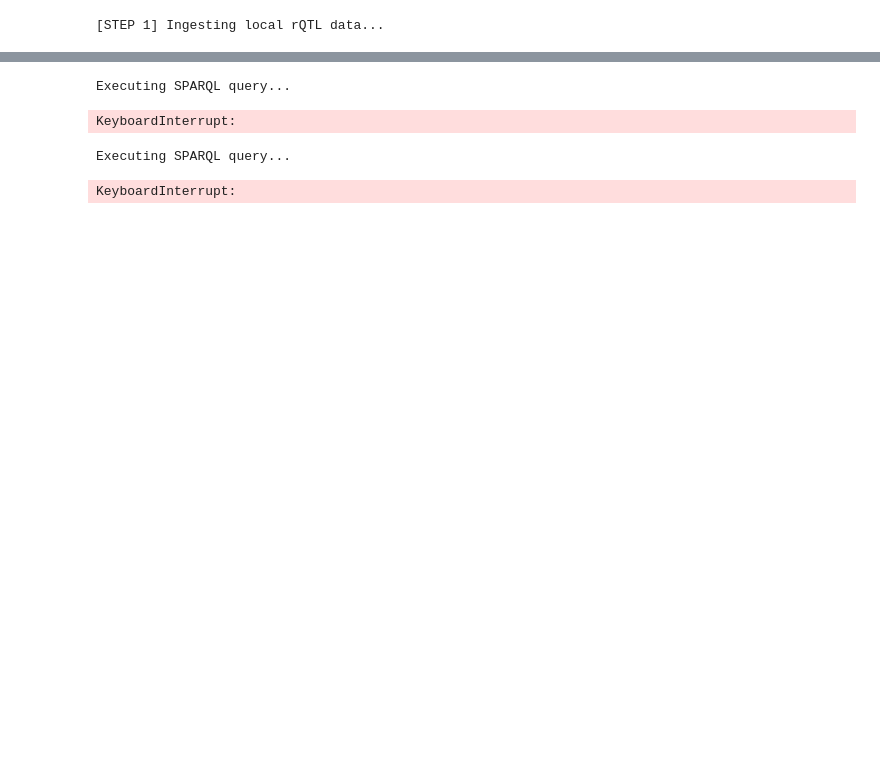
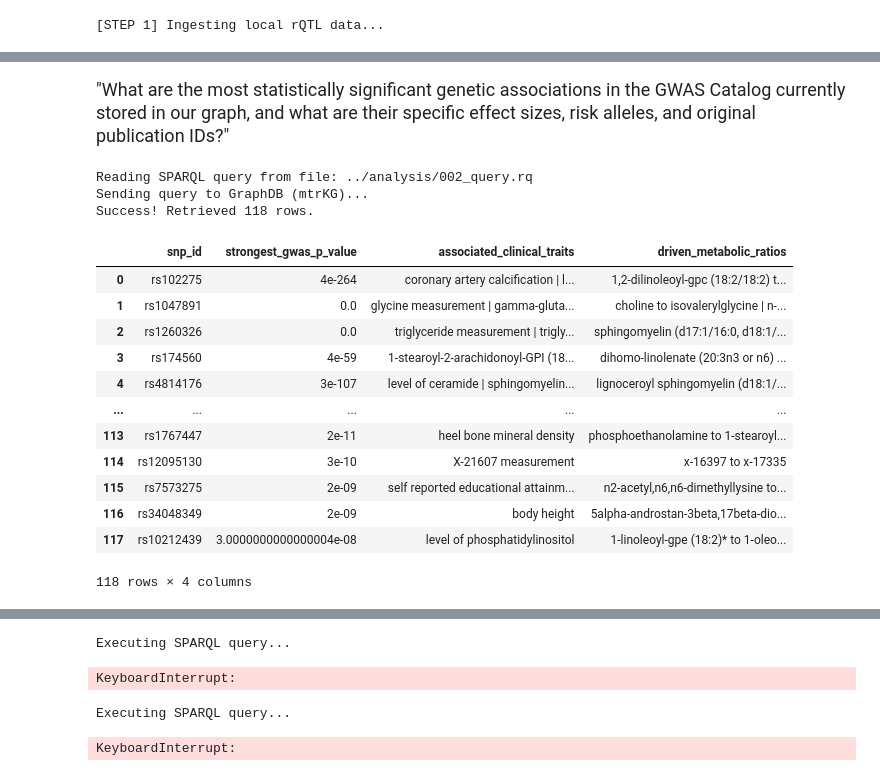
Before and after one commit to sadegh-rizi/mtrKG, a Jupyter notebook: src/notebook.ipynb, the cells around one changed output, grey strips where cells are left out. Cells and saved outputs as stored; diff of their text form; code cells hidden in the pictures; blank space fills up the shorter version.

```diff
--- a/src/notebook.ipynb
+++ b/src/notebook.ipynb
@@ -198,0 +208,25 @@ mtr:Gene a owl:Class ;
+# %% [markdown]
+<font size="4"> "What are the most statistically significant genetic associations in the GWAS Catalog currently stored in our graph, and what are their specific effect sizes, risk alleles, and original publication IDs?"
+</font>
+# %%
+df_results = query_graphdb("../analysis/002_query.rq", repo_name="mtrKG")
+
+# Display the results
+df_results
+# %% [output]
+Reading SPARQL query from file: ../analysis/002_query.rq
+Sending query to GraphDB (mtrKG)...
+Success! Retrieved 118 rows.
+|  | snp_id | strongest_gwas_p_value | associated_clinical_traits | driven_metabolic_ratios |
+| 0 | rs102275 | 4e-264 | coronary artery calcification | l... | 1,2-dilinoleoyl-gpc (18:2/18:2) t... |
+| 1 | rs1047891 | 0.0 | glycine measurement | gamma-gluta... | choline to isovalerylglycine | n-... |
+| 2 | rs1260326 | 0.0 | triglyceride measurement | trigly... | sphingomyelin (d17:1/16:0, d18:1/... |
+| 3 | rs174560 | 4e-59 | 1-stearoyl-2-arachidonoyl-GPI (18... | dihomo-linolenate (20:3n3 or n6) ... |
+| 4 | rs4814176 | 3e-107 | level of ceramide | sphingomyelin... | lignoceroyl sphingomyelin (d18:1/... |
+| ... | ... | ... | ... | ... |
+| 113 | rs1767447 | 2e-11 | heel bone mineral density | phosphoethanolamine to 1-stearoyl... |
+| 114 | rs12095130 | 3e-10 | X-21607 measurement | x-16397 to x-17335 |
+| 115 | rs7573275 | 2e-09 | self reported educational attainm... | n2-acetyl,n6,n6-dimethyllysine to... |
+| 116 | rs34048349 | 2e-09 | body height | 5alpha-androstan-3beta,17beta-dio... |
+| 117 | rs10212439 | 3.0000000000000004e-08 | level of phosphatidylinositol | 1-linoleoyl-gpe (18:2)* to 1-oleo... |
+118 rows × 4 columns
```
Also changed, not shown: parts of 16 cells of this notebook, 1 other file.
